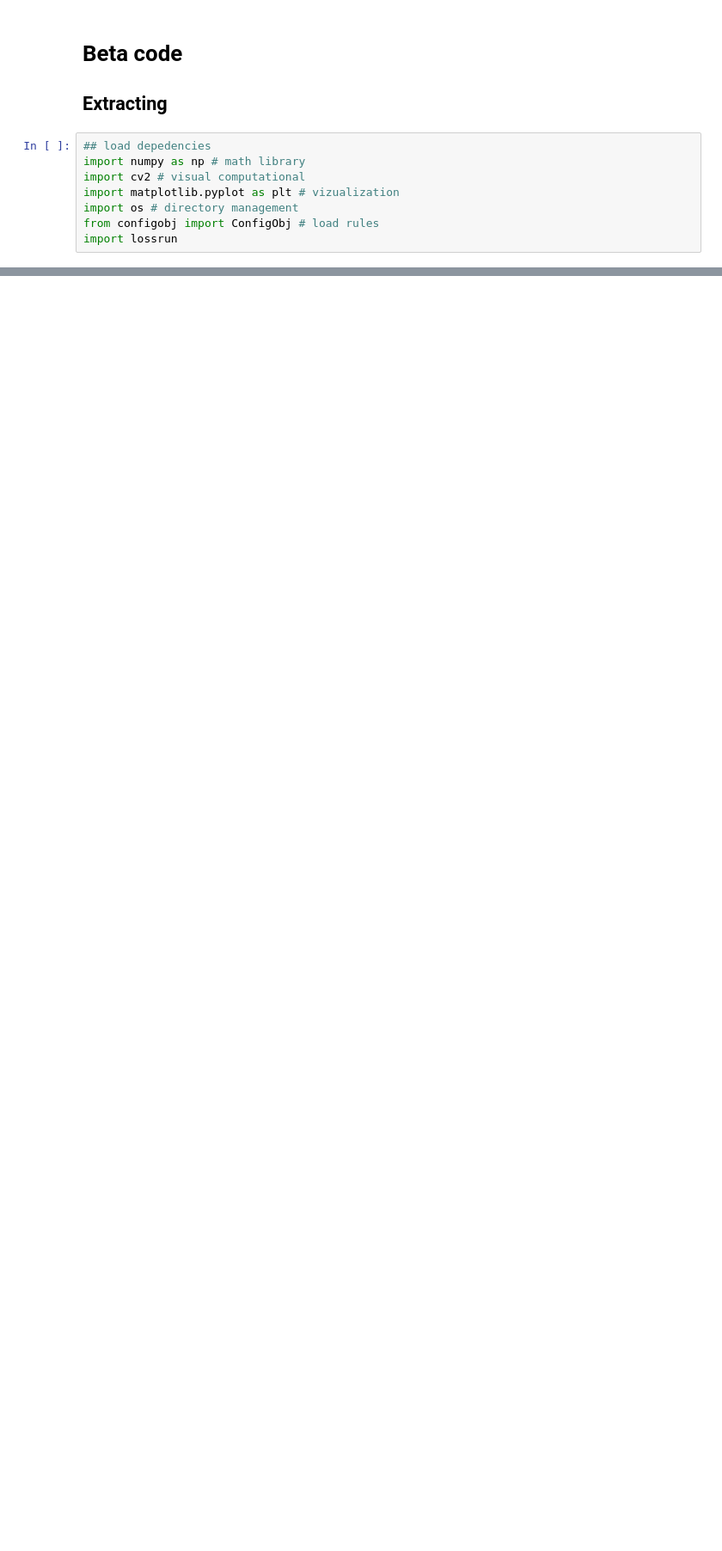
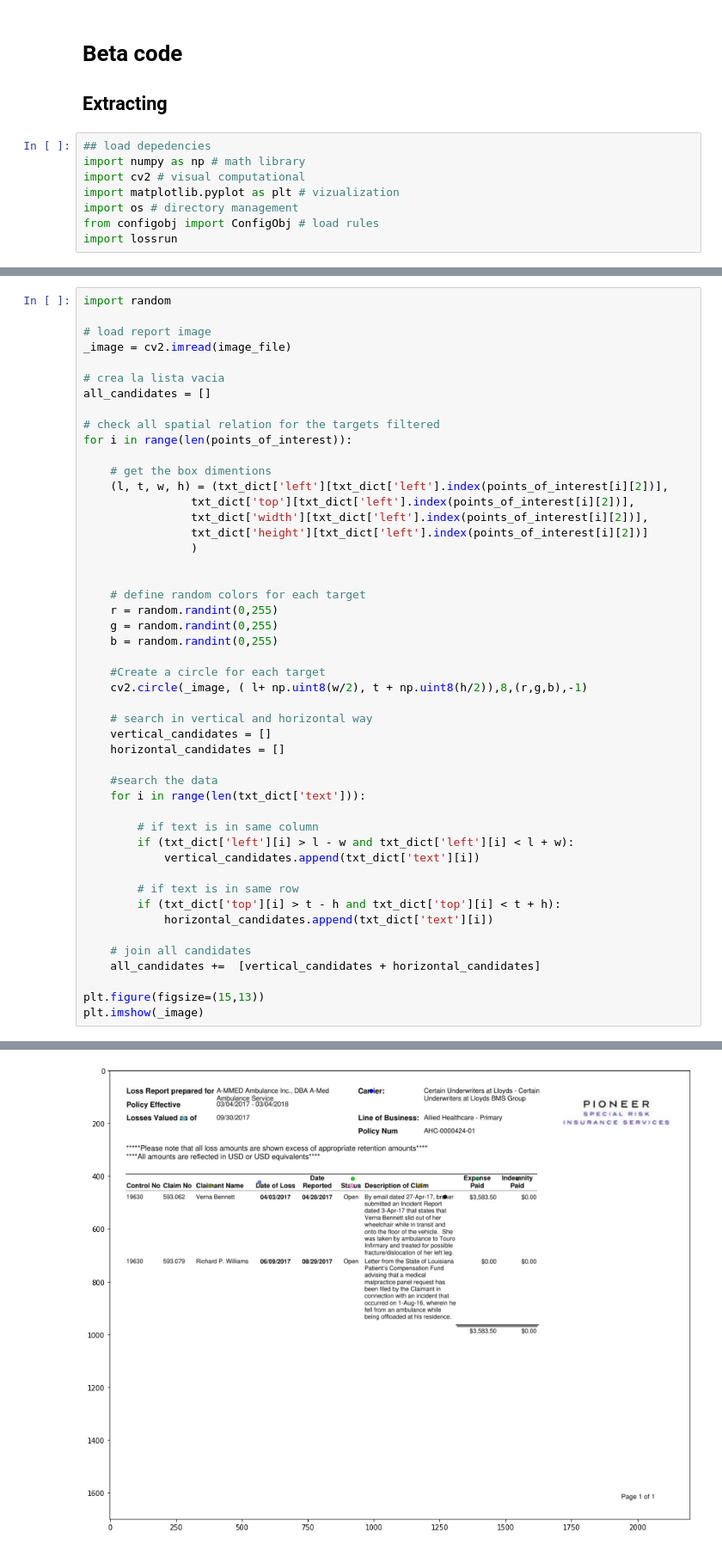
Before and after one commit to zaned897/pdfTextanalyzer, a Jupyter notebook: main_beta.ipynb, the cells around one changed output, grey strips where cells are left out. Shown at 86% size. Drawn from its saved outputs; the diff is of its cells as text; blank space fills up the shorter version.

```diff
--- a/main_beta.ipynb
+++ b/main_beta.ipynb
@@ -48,0 +69,49 @@ template_rules = ConfigObj('config_file.ino')
+# %%
+import random
+
+# load report image
+_image = cv2.imread(image_file)
+
+# crea la lista vacia
+all_candidates = []
+
+# check all spatial relation for the targets filtered
+for i in range(len(points_of_interest)):
+
+    # get the box dimentions
+    (l, t, w, h) = (txt_dict['left'][txt_dict['left'].index(points_of_interest[i][2])],
+                txt_dict['top'][txt_dict['left'].index(points_of_interest[i][2])],
+                txt_dict['width'][txt_dict['left'].index(points_of_interest[i][2])],
+                txt_dict['height'][txt_dict['left'].index(points_of_interest[i][2])]
+                )
+
+
+    # define random colors for each target
+    r = random.randint(0,255)
+    g = random.randint(0,255)
+    b = random.randint(0,255)
+
+    #Create a circle for each target
+    cv2.circle(_image, ( l+ np.uint8(w/2), t + np.uint8(h/2)),8,(r,g,b),-1)
+
+    # search in vertical and horizontal way
+    vertical_candidates = []
+    horizontal_candidates = []
+
+    #search the data
+    for i in range(len(txt_dict['text'])):
+
+        # if text is in same column
+        if (txt_dict['left'][i] > l - w and txt_dict['left'][i] < l + w):
+            vertical_candidates.append(txt_dict['text'][i])
+
+        # if text is in same row
+        if (txt_dict['top'][i] > t - h and txt_dict['top'][i] < t + h):
+            horizontal_candidates.append(txt_dict['text'][i])
+
+    # join all candidates
+    all_candidates +=  [vertical_candidates + horizontal_candidates]
+
+plt.figure(figsize=(15,13))
+plt.imshow(_image)
+# %% [output]
@@ -48,0 +119 @@ template_rules = ConfigObj('config_file.ino')
+[figure, added]
```
Also changed, not shown: parts of 13 cells of this notebook, 5 other files.
